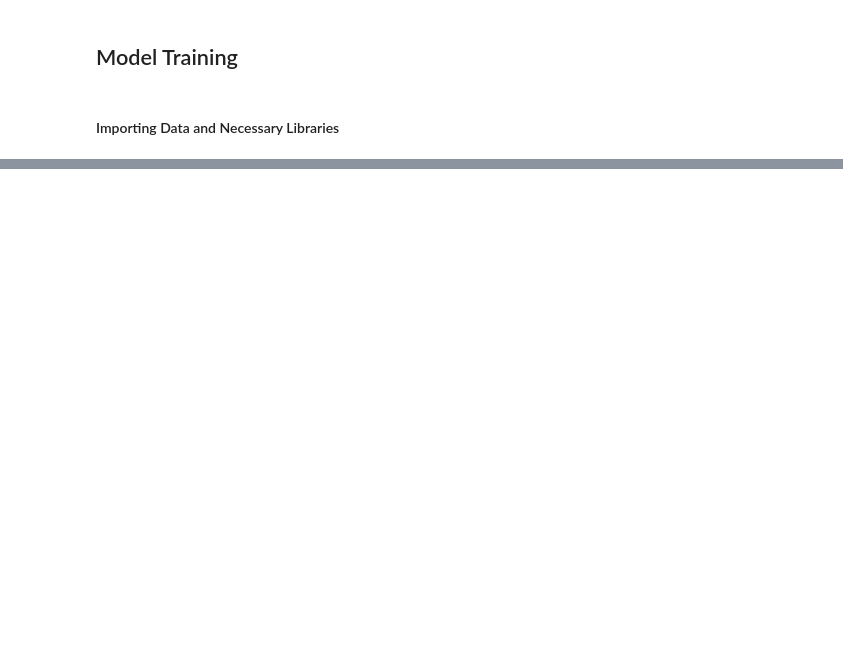
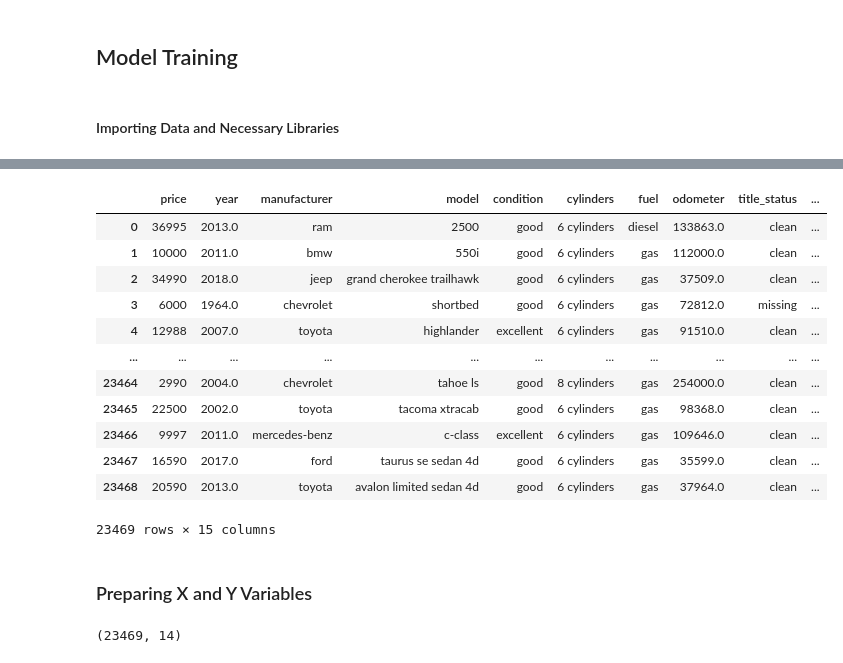
Before and after one commit to goodnessohi/carpricepred, a Jupyter notebook: notebook/model_training.ipynb, the cells around one changed output, grey strips where cells are left out. Cells and saved outputs as stored; diff of their text form; code cells hidden in the pictures; blank space fills up the shorter version.

Commit message:
model_training

```diff
--- a/notebook/model_training.ipynb
+++ b/notebook/model_training.ipynb
@@ -24,0 +71,3 @@ ModuleNotFoundError: No module named 'catboost'
+# %%
+df = pd.read_csv('data/cleaned_dataset.csv')
+data = df.copy()
@@ -24,0 +88,23 @@ ModuleNotFoundError: No module named 'catboost'
+# %%
+columns_to_drop = ['url','id', 'region_url', 'VIN', 'image_url', 'description', 'state', 'region', 'posting_date']
+
+# Drop columns from df
+df = df.drop(columns=columns_to_drop, axis=1)
+# %%
+df
+# %% [output]
+|  | price | year | manufacturer | model | condition | cylinders | fuel | odometer | title_status | ... |
+| 0 | 36995 | 2013.0 | ram | 2500 | good | 6 cylinders | diesel | 133863.0 | clean | ... |
+| 1 | 10000 | 2011.0 | bmw | 550i | good | 6 cylinders | gas | 112000.0 | clean | ... |
+| 2 | 34990 | 2018.0 | jeep | grand cherokee trailhawk | good | 6 cylinders | gas | 37509.0 | clean | ... |
+| 3 | 6000 | 1964.0 | chevrolet | shortbed | good | 6 cylinders | gas | 72812.0 | missing | ... |
+| 4 | 12988 | 2007.0 | toyota | highlander | excellent | 6 cylinders | gas | 91510.0 | clean | ... |
+| ... | ... | ... | ... | ... | ... | ... | ... | ... | ... | ... |
+| 23464 | 2990 | 2004.0 | chevrolet | tahoe ls | good | 8 cylinders | gas | 254000.0 | clean | ... |
+| 23465 | 22500 | 2002.0 | toyota | tacoma xtracab | good | 6 cylinders | gas | 98368.0 | clean | ... |
+| 23466 | 9997 | 2011.0 | mercedes-benz | c-class | excellent | 6 cylinders | gas | 109646.0 | clean | ... |
+| 23467 | 16590 | 2017.0 | ford | taurus se sedan 4d | good | 6 cylinders | gas | 35599.0 | clean | ... |
+| 23468 | 20590 | 2013.0 | toyota | avalon limited sedan 4d | good | 6 cylinders | gas | 37964.0 | clean | ... |
+23469 rows × 15 columns
+# %% [markdown]
+### Preparing X and Y Variables
@@ -24,0 +113,4 @@ ModuleNotFoundError: No module named 'catboost'
+# %%
+X.shape
+# %% [output]
+(23469, 14)
```
Also changed, not shown: parts of 22 cells of this notebook.
